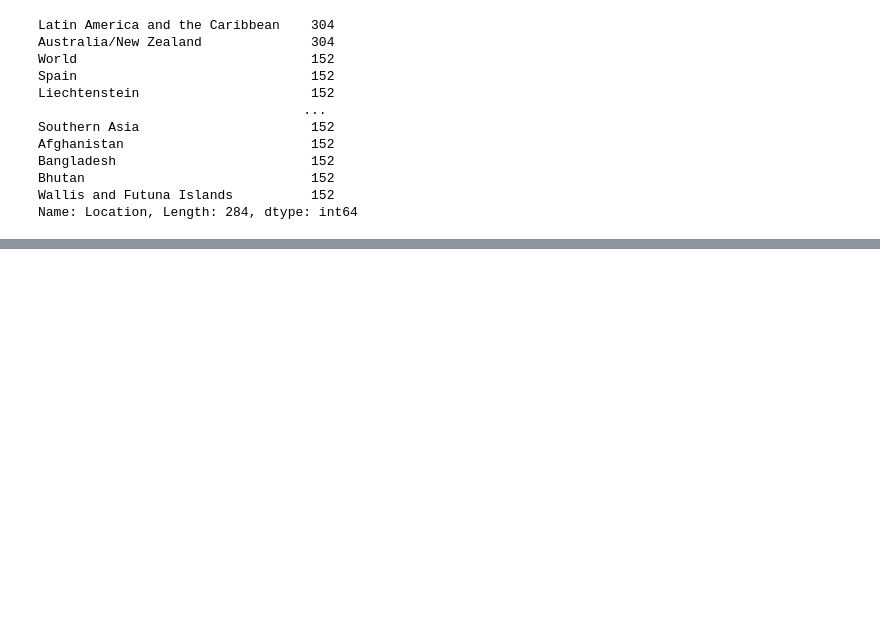
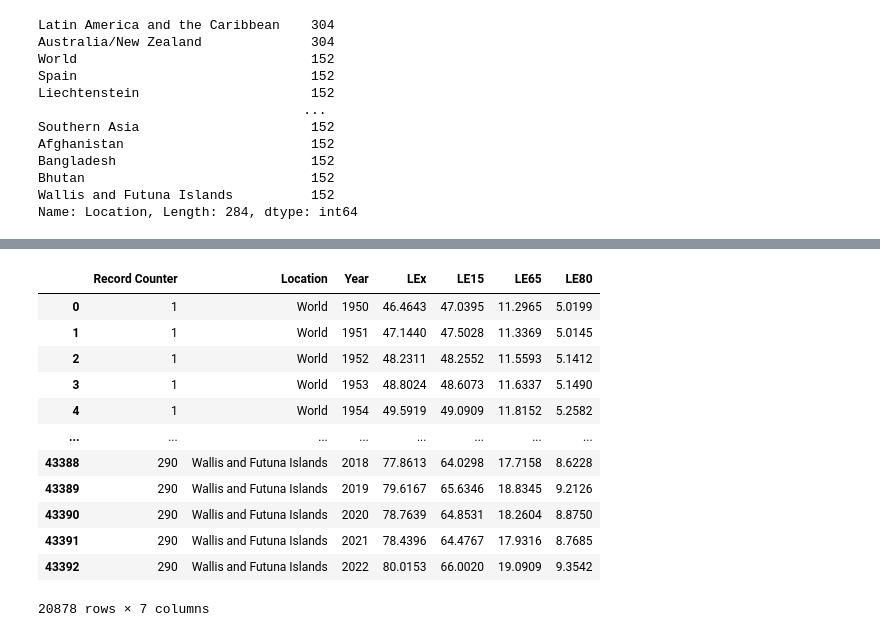
Before and after one commit to Faith-Hall/Group-Project-1, a Jupyter notebook: energy-data-1.ipynb, the cells around one changed output, grey strips where cells are left out. Cells and saved outputs as stored; diff of their text form; code cells hidden in the pictures; blank space fills up the shorter version.

```diff
--- a/energy-data-1.ipynb
+++ b/energy-data-1.ipynb
@@ -119,0 +109,17 @@ Demo_df
+# %%
+# Filter Demo years to 2022 and earlier
+Demo_df[(Demo_df['Year'] <= 2022)]
+# %% [output]
+|  | Record Counter | Location | Year | LEx | LE15 | LE65 | LE80 |
+| 0 | 1 | World | 1950 | 46.4643 | 47.0395 | 11.2965 | 5.0199 |
+| 1 | 1 | World | 1951 | 47.1440 | 47.5028 | 11.3369 | 5.0145 |
+| 2 | 1 | World | 1952 | 48.2311 | 48.2552 | 11.5593 | 5.1412 |
+| 3 | 1 | World | 1953 | 48.8024 | 48.6073 | 11.6337 | 5.1490 |
+| 4 | 1 | World | 1954 | 49.5919 | 49.0909 | 11.8152 | 5.2582 |
+| ... | ... | ... | ... | ... | ... | ... | ... |
+| 43388 | 290 | Wallis and Futuna Islands | 2018 | 77.8613 | 64.0298 | 17.7158 | 8.6228 |
+| 43389 | 290 | Wallis and Futuna Islands | 2019 | 79.6167 | 65.6346 | 18.8345 | 9.2126 |
+| 43390 | 290 | Wallis and Futuna Islands | 2020 | 78.7639 | 64.8531 | 18.2604 | 8.8750 |
+| 43391 | 290 | Wallis and Futuna Islands | 2021 | 78.4396 | 64.4767 | 17.9316 | 8.7685 |
+| 43392 | 290 | Wallis and Futuna Islands | 2022 | 80.0153 | 66.0020 | 19.0909 | 9.3542 |
+20878 rows × 7 columns
```
Also changed, not shown: parts of 8 cells of this notebook.
